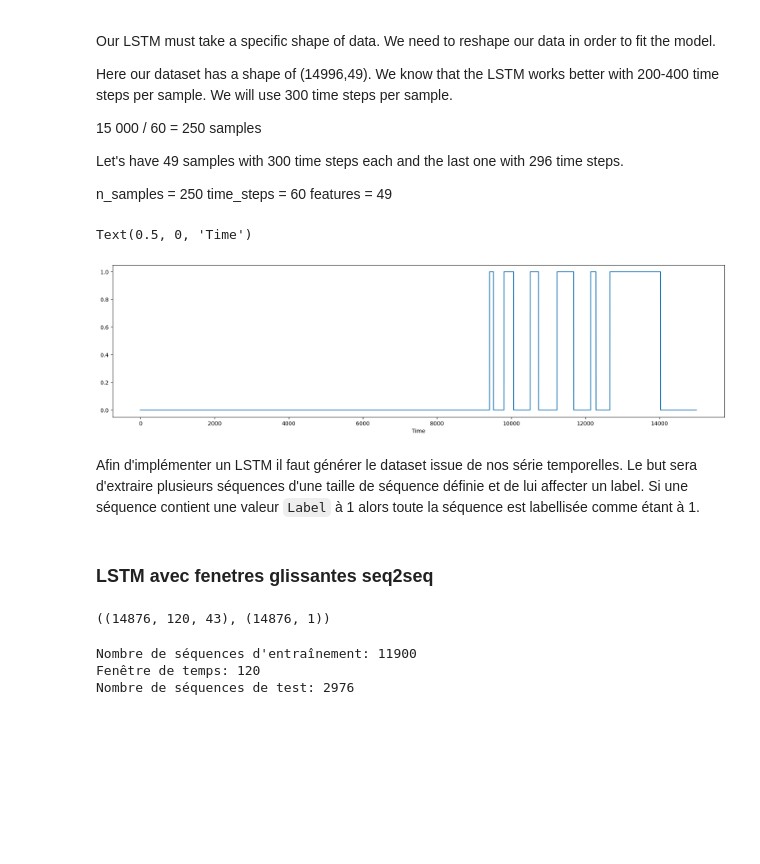
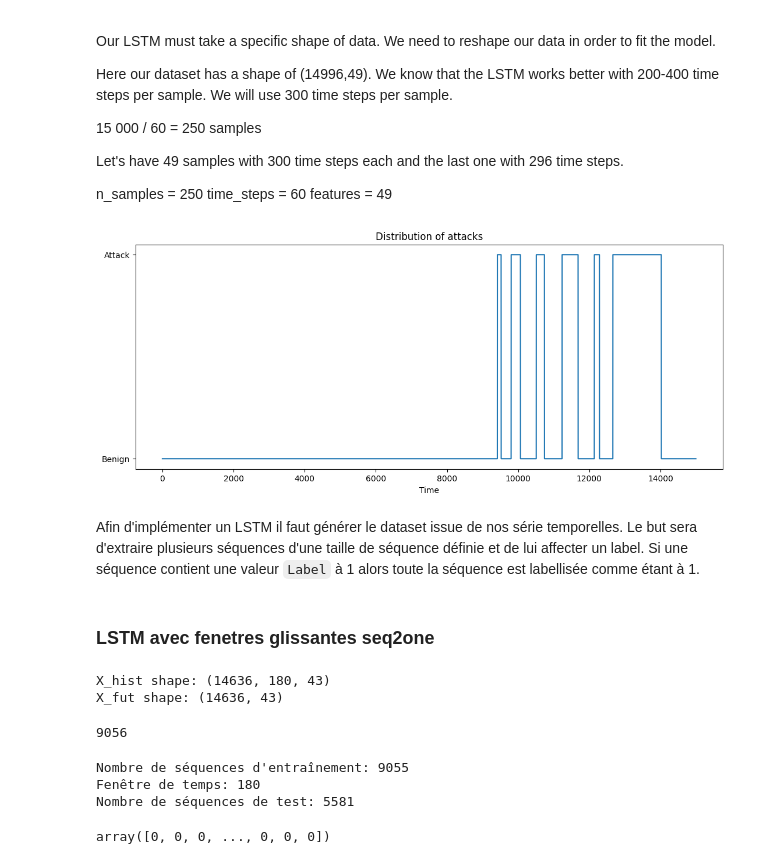
Before and after one commit to Bast-94/CYBERML-Project, a Jupyter notebook: cyber-ml.ipynb, the cells around one changed output. Saved outputs shown, nothing was run; the diff lists cells and outputs as text; code cells hidden in the pictures; blank space fills up the shorter version.

Commit message:
lstm+deviation

```diff
--- a/cyber-ml.ipynb
+++ b/cyber-ml.ipynb
@@ -166,30 +168,43 @@ scaler = MinMaxScaler()
 features_scaled = scaler.fit_transform(features)
 # %%
 # plot labels
-plt.figure(figsize=(20, 5))
+plt.figure(figsize=(13, 5))
 plt.plot(labels)
 plt.xlabel('Time')
+plt.yticks([0, 1], ['Benign', 'Attack'])
+plt.title("Distribution of attacks")
+
+plt.savefig('./figures/attacks_distribution.png')
 # %% [output]
-Text(0.5, 0, 'Time')
-[figure, old version]
+[figure, new version]
 # %% [markdown]
 Afin d'implémenter un LSTM il faut générer le dataset issue de nos série temporelles. Le but sera d'extraire plusieurs séquences d'une taille de séquence définie et de lui affecter un label. Si une séquence contient une valeur  `Label` à 1 alors toute la séquence est labellisée comme étant à 1.
 # %% [markdown]
-### LSTM avec fenetres glissantes seq2seq
+### LSTM avec fenetres glissantes seq2one
-# %%
-n_steps = 120 # Par exemple, séquences de 60 pas de temps
-X, y = [], []
-for i in range(n_steps, labels.shape[0]):
-    X.append(features_scaled[i-n_steps:i])
-    if np.isin(1, labels[i-n_steps:i]):
-        y.append(1)
-    else:
-        y.append(0)
-
-
-X, y = np.array(X), np.array(y).reshape(-1, 1)
-X.shape, y.shape
-# %% [output]
-((14876, 120, 43), (14876, 1))
+# %%
+len_sequence = 180
+len_start = len_sequence
+len_end = len(labels) - len_sequence
+
+X_hist, X_fut, y = [], [], []
+for i in range(len_start, len_end):
+    X_hist.append(features_scaled[i:i+len_sequence])
+    X_fut.append(features_scaled[i+len_sequence])
+    y.append(labels[i+len_sequence])
+
+
+X_hist = np.array(X_hist)
+X_fut = np.array(X_fut)
+y = np.array(y)
+
+print(f'X_hist shape: {X_hist.shape}')
+print(f'X_fut shape: {X_fut.shape}')
+# %% [output]
+X_hist shape: (14636, 180, 43)
+X_fut shape: (14636, 43)
+# %%
+np.where(y == 1)[0][0]
+# %% [output]
+9056
 # %%
 # keep 80% of the data for training and 20% for testing
@@ -201,12 +224,15 @@ y_train, y_test = y[:n_train], y[n_train:]
 # %%
-X_train.shape, X_test.shape
-print(f'Nombre de séquences d\'entraînement: {X_train.shape[0]}')
-print(f'Fenêtre de temps: {X_train.shape[1]}')
-print(f'Nombre de séquences de test: {X_test.shape[0]}')
+print(f'Nombre de séquences d\'entraînement: {X_hist_train.shape[0]}')
+print(f'Fenêtre de temps: {X_hist_train.shape[1]}')
+print(f'Nombre de séquences de test: {X_hist_test.shape[0]}')
 # %% [output]
-Nombre de séquences d'entraînement: 11900
-Fenêtre de temps: 120
-Nombre de séquences de test: 2976
+Nombre de séquences d'entraînement: 9055
+Fenêtre de temps: 180
+Nombre de séquences de test: 5581
+# %%
+y_train
+# %% [output]
+array([0, 0, 0, ..., 0, 0, 0])
 # %%
 # plt.hist(y_train, bins=2, color='blue', alpha=0.5, label='Train')
 # plt.hist(y_test, bins=2, color='red', alpha=0.5, label='Test')
```
Also changed, not shown: parts of 15 cells of this notebook.
